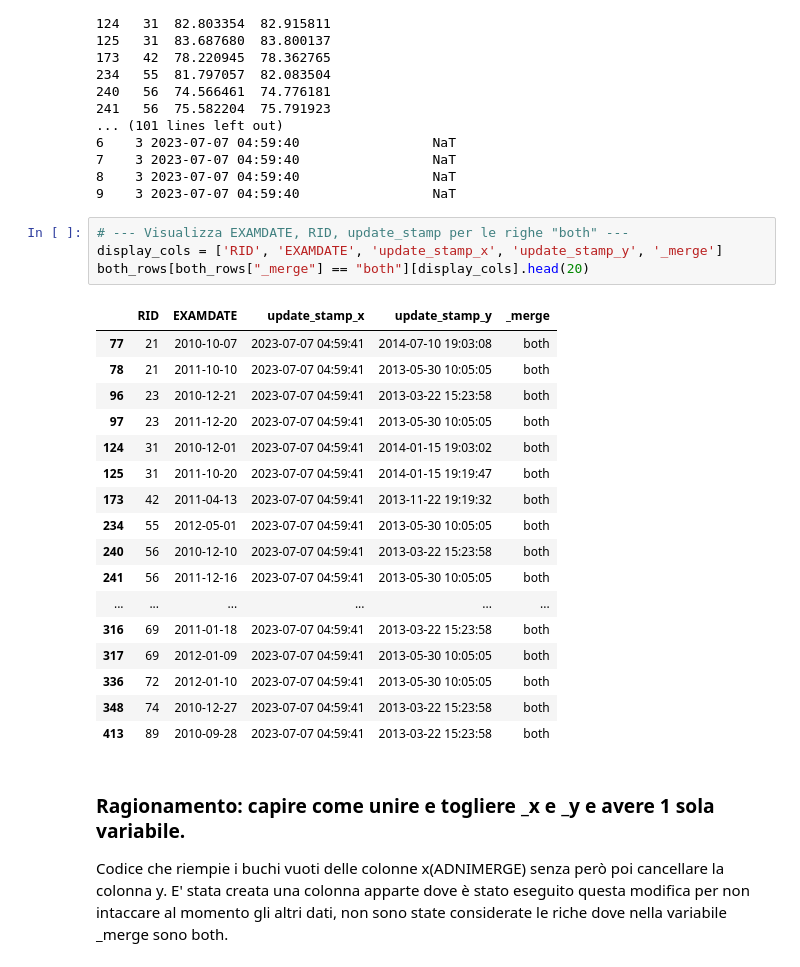
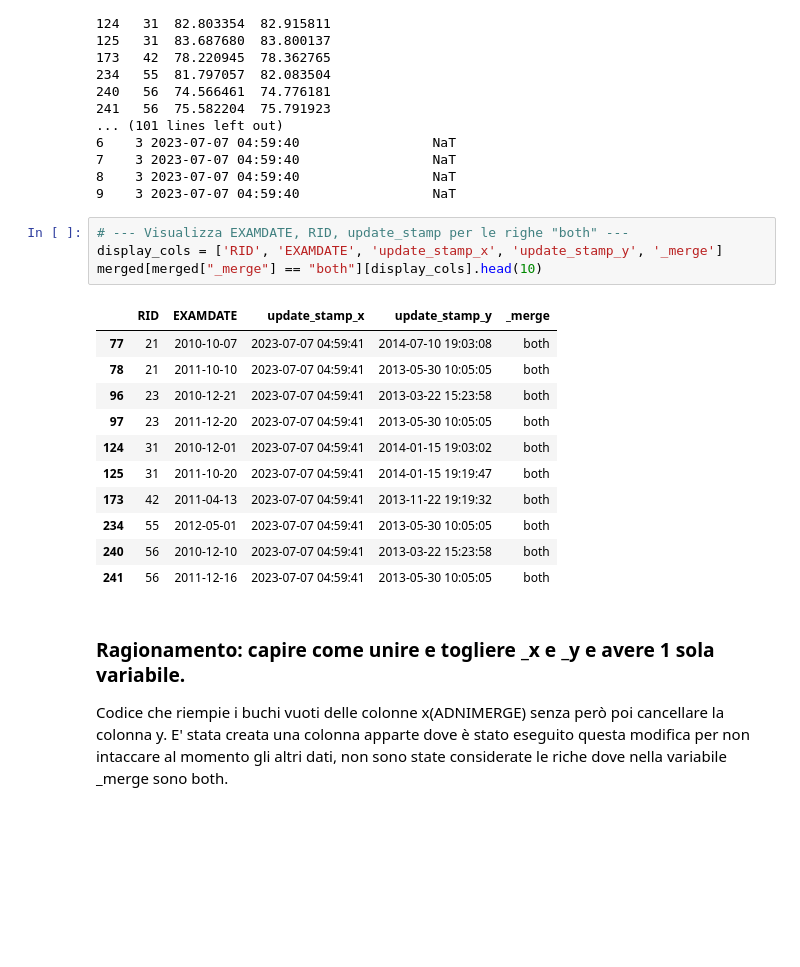
Before and after one commit to RossanaFacchin/DataCleaning, a Jupyter notebook: visualizzazione_dati_test.ipynb, the cells around one changed output. Saved outputs shown, nothing was run; the diff lists cells and outputs as text; blank space fills up the shorter version.

```diff
--- a/visualizzazione_dati_test.ipynb
+++ b/visualizzazione_dati_test.ipynb
@@ -186,25 +202,19 @@ AGE: 445 righe diverse su 14821
 # %%
 # --- Visualizza EXAMDATE, RID, update_stamp per le righe "both" ---
 display_cols = ['RID', 'EXAMDATE', 'update_stamp_x', 'update_stamp_y', '_merge']
-both_rows[both_rows["_merge"] == "both"][display_cols].head(20)
+merged[merged["_merge"] == "both"][display_cols].head(10)
 # %% [output]
 |  | RID | EXAMDATE | update_stamp_x | update_stamp_y | _merge |
 | 77 | 21 | 2010-10-07 | 2023-07-07 04:59:41 | 2014-07-10 19:03:08 | both |
 | 78 | 21 | 2011-10-10 | 2023-07-07 04:59:41 | 2013-05-30 10:05:05 | both |
 | 96 | 23 | 2010-12-21 | 2023-07-07 04:59:41 | 2013-03-22 15:23:58 | both |
 | 97 | 23 | 2011-12-20 | 2023-07-07 04:59:41 | 2013-05-30 10:05:05 | both |
 | 124 | 31 | 2010-12-01 | 2023-07-07 04:59:41 | 2014-01-15 19:03:02 | both |
 | 125 | 31 | 2011-10-20 | 2023-07-07 04:59:41 | 2014-01-15 19:19:47 | both |
 | 173 | 42 | 2011-04-13 | 2023-07-07 04:59:41 | 2013-11-22 19:19:32 | both |
 | 234 | 55 | 2012-05-01 | 2023-07-07 04:59:41 | 2013-05-30 10:05:05 | both |
 | 240 | 56 | 2010-12-10 | 2023-07-07 04:59:41 | 2013-03-22 15:23:58 | both |
 | 241 | 56 | 2011-12-16 | 2023-07-07 04:59:41 | 2013-05-30 10:05:05 | both |
-| ... | ... | ... | ... | ... | ... |
-| 316 | 69 | 2011-01-18 | 2023-07-07 04:59:41 | 2013-03-22 15:23:58 | both |
-| 317 | 69 | 2012-01-09 | 2023-07-07 04:59:41 | 2013-05-30 10:05:05 | both |
-| 336 | 72 | 2012-01-10 | 2023-07-07 04:59:41 | 2013-05-30 10:05:05 | both |
-| 348 | 74 | 2010-12-27 | 2023-07-07 04:59:41 | 2013-03-22 15:23:58 | both |
-| 413 | 89 | 2010-09-28 | 2023-07-07 04:59:41 | 2013-03-22 15:23:58 | both |
 # %% [markdown]
 ### Ragionamento: capire come unire e togliere _x e _y e avere 1 sola variabile.
 Codice che riempie i buchi vuoti delle colonne x(ADNIMERGE) senza però poi cancellare la colonna y. E' stata creata una colonna apparte dove è stato eseguito questa modifica per non intaccare al momento gli altri dati, non sono state considerate le riche dove nella variabile _merge sono both.
```
Also changed, not shown: parts of 7 cells of this notebook.
